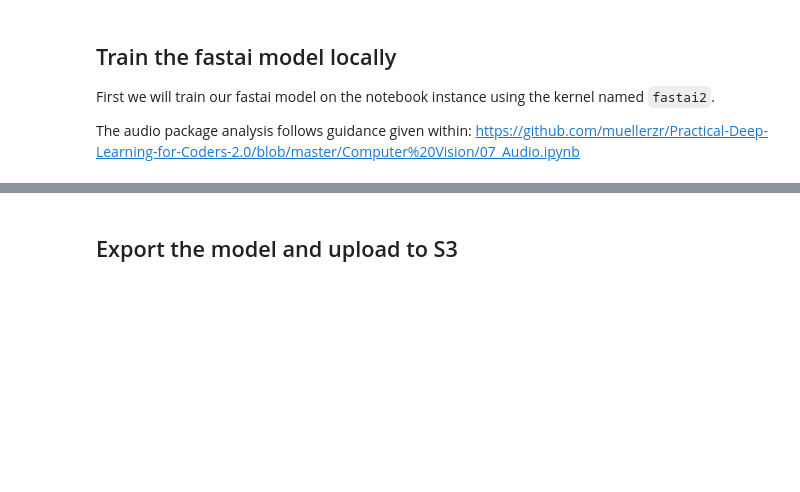
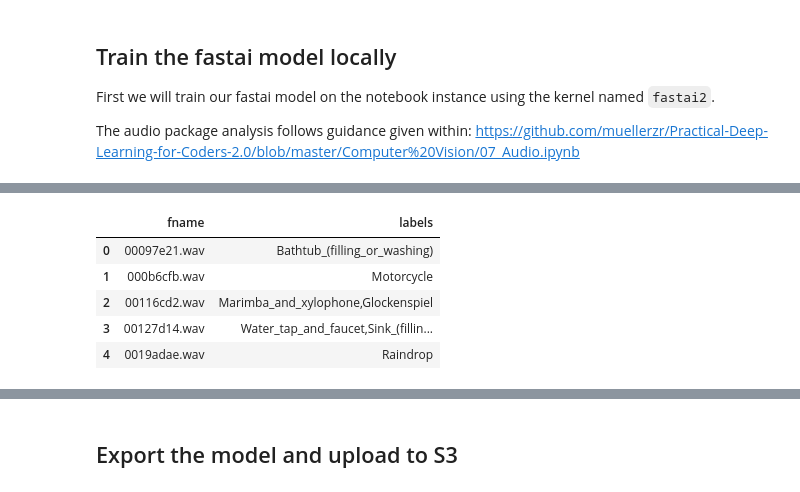
Before and after one commit to mikful/udacity-mlend-capstone, a Jupyter notebook: fastai2_deploy_sagemaker.ipynb, the cells around one changed output, grey strips where cells are left out. Saved outputs shown, nothing was run; the diff lists cells and outputs as text; code cells hidden in the pictures; blank space fills up the shorter version.

```diff
--- a/fastai2_deploy_sagemaker.ipynb
+++ b/fastai2_deploy_sagemaker.ipynb
@@ -49,0 +90,11 @@ ModuleNotFoundError: No module named 'fastai2_audio'
+# %%
+# Create train_noise Dataframe
+df_noisy = create_train_curated_df('../data/train_noisy.csv')
+df_noisy.head()
+# %% [output]
+|  | fname | labels |
+| 0 | 00097e21.wav | Bathtub_(filling_or_washing) |
+| 1 | 000b6cfb.wav | Motorcycle |
+| 2 | 00116cd2.wav | Marimba_and_xylophone,Glockenspiel |
+| 3 | 00127d14.wav | Water_tap_and_faucet,Sink_(fillin... |
+| 4 | 0019adae.wav | Raindrop |
```
Also changed, not shown: parts of 74 cells of this notebook.
